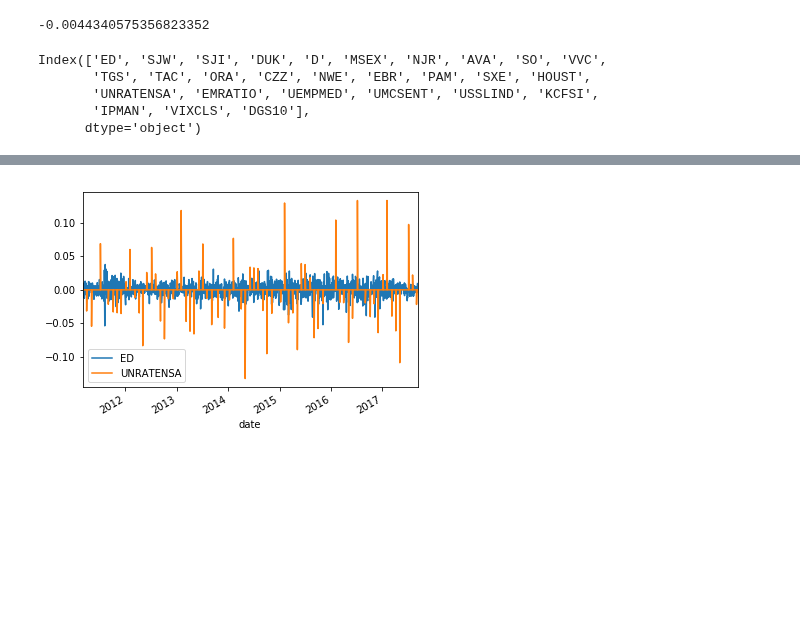
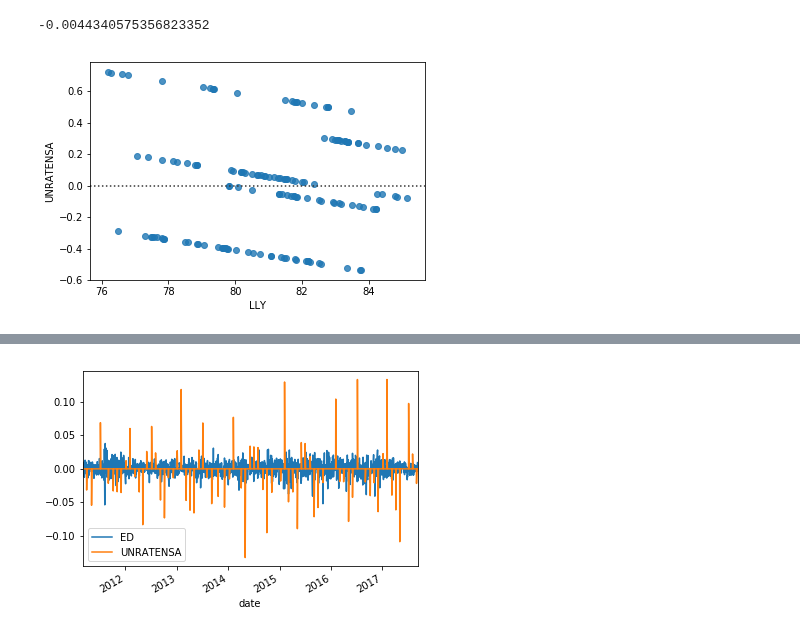
Before and after one commit to kimrharper/data_science_nltk, a Jupyter notebook: stock/stock_prediction.ipynb, the cells around one changed output, grey strips where cells are left out. Cells and saved outputs as stored; diff of their text form; code cells hidden in the pictures; blank space fills up the shorter version.

Commit message:
checked for data relationships

```diff
--- a/stock/stock_prediction.ipynb
+++ b/stock/stock_prediction.ipynb
@@ -75,5 +70,8 @@ technology = pd.DataFrame(data=stock, columns=sector.loc[sector['Sector'] == 'Te
 conglomerates = pd.DataFrame(data=stock, columns=sector.loc[sector['Sector'] == 'Conglomerates']['Symbol'].tolist())
 
 # Merges sector dataframes with indicators
-indic_utilities = pd.merge(utilities,indicators, how='inner', left_index=True, right_index=True)
-indic_basicmaterials = pd.merge(basicmaterials,indicators, how='inner', left_index=True, right_index=True)
+indic_utilities = pd.merge(utilities,indicators, how='inner', left_index=True, right_index=True).dropna(how='any')
+indic_basicmaterials = pd.merge(basicmaterials,indicators, how='inner', left_index=True, right_index=True).dropna(how='any')
+indic_health = pd.merge(healthcare,indicators, how='inner', left_index=True, right_index=True).dropna(how='any')
+
+### NOTE: NEED TO DROP DUPLICATE DATES (about 20 of them e.g. 2017-09-05) with '.drop_duplicates(keep='first')'
@@ -120,11 +118,8 @@ graph['ED-norm'].corr(graph['UM-norm'])
 # %% [output]
 [figure]
 -0.0044340575356823352
-# %%
-indic_utilities.columns
-# %% [output]
-Index(['ED', 'SJW', 'SJI', 'DUK', 'D', 'MSEX', 'NJR', 'AVA', 'SO', 'VVC',
-       'TGS', 'TAC', 'ORA', 'CZZ', 'NWE', 'EBR', 'PAM', 'SXE', 'HOUST',
-       'UNRATENSA', 'EMRATIO', 'UEMPMED', 'UMCSENT', 'USSLIND', 'KCFSI',
-       'IPMAN', 'VIXCLS', 'DGS10'],
-      dtype='object')
+# %%
+sns.residplot(x='LLY', y='UNRATENSA', data=indic_health[300:])
+plt.show()
+# %% [output]
+[figure, added]
```
Also changed, not shown: parts of 10 cells of this notebook, 1 other file.
